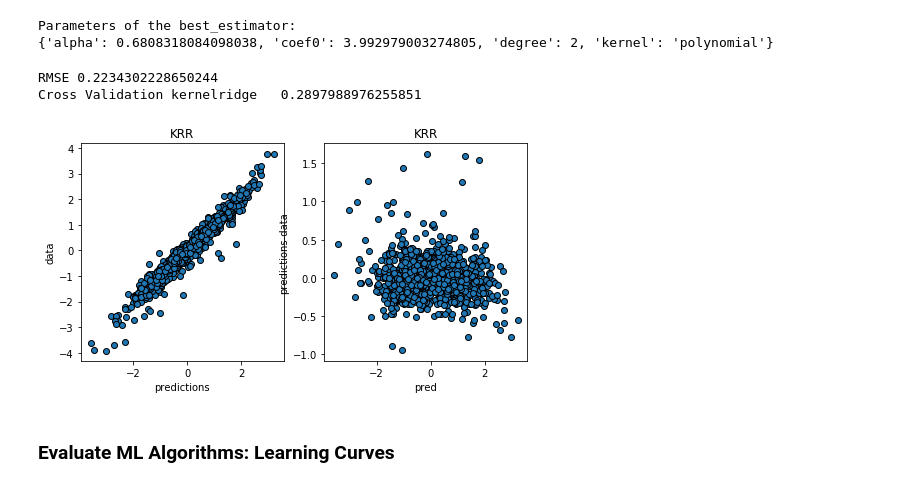
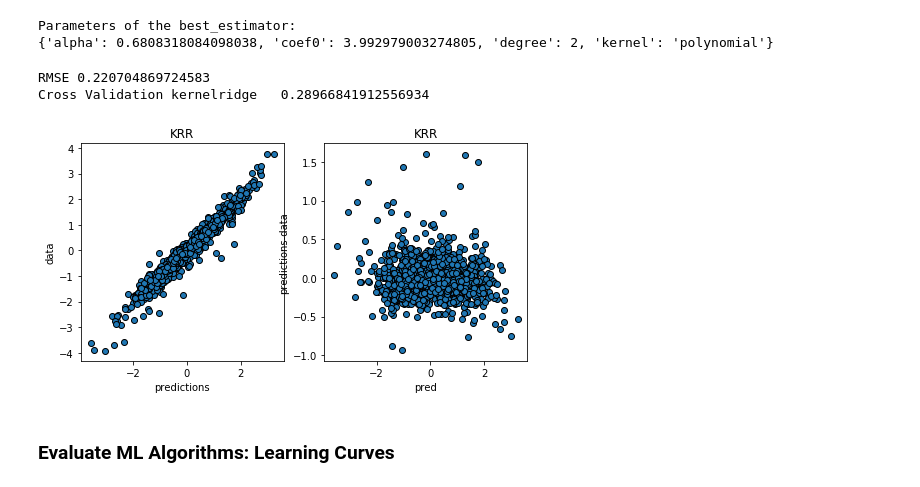
Before and after one commit to hanzhang0420/Housing, a Jupyter notebook: Housing.ipynb, the cells around one changed output. Drawn from its saved outputs; the diff is of its cells as text; code cells hidden in the pictures.

```diff
--- a/Housing.ipynb
+++ b/Housing.ipynb
@@ -153,10 +153,10 @@ skewness = pd.DataFrame({'Skew' :skewed_feats})
 
 skewness = skewness[abs(skewness) > 1.0]
 skewed_features = skewness.index
-lam = 0.25
-from scipy.special import boxcox1p
+#lam = 0.25
+#from scipy.special import boxcox1p
 for col in skewed_features:
-    df_clean[col] = boxcox1p(df_clean[col], lam)
+    df_clean[col] = np.log1p(df_clean[col])
 # %% [markdown]
 ### Standardization (or Z-score normalization)
 # %%
@@ -214,7 +214,7 @@ Parameter Tuning
 from sklearn.linear_model import Lasso,LassoCV
 from sklearn.model_selection import GridSearchCV
 
-alpha_range = np.linspace(0.005,0.01,10)
+alpha_range = np.linspace(0.003,0.01,10)
 model = Lasso()
 grid = GridSearchCV(estimator=model, param_grid=dict(alpha=alpha_range),scoring='neg_mean_absolute_error')
 grid.fit(X,y)
@@ -317,7 +317,7 @@ sns.barplot(y='feature', x='importance',data=feature_importances.iloc[:20])
 from sklearn.svm import SVR,LinearSVR
 C_range=np.linspace(0.5,5,5)
 model = SVR()
-grid = GridSearchCV(estimator=model, param_grid=dict(C=C_range),scoring='neg_mean_absolute_error')
+grid = GridSearchCV(estimator=model, param_grid=dict(C=C_range))
 grid.fit(X_new,y)
-#print(grid.best_estimator_.C)
+print(grid.best_estimator_.C)
 # %% [output]
@@ -362,16 +356,16 @@ print(random_search.best_params_)
 Parameters of the best_estimator:
 {'alpha': 0.6808318084098038, 'coef0': 3.992979003274805, 'degree': 2, 'kernel': 'polynomial'}
 # %%
-krr = KernelRidge(alpha=0.76,coef0=3.996,degree=2,kernel='polynomial')
+krr = KernelRidge(alpha=0.6808,coef0=3.993,degree=2,kernel='polynomial')
 krr.fit(X_new, y)
 predictions = krr.predict(X_new)
 
 print_model_results(krr,'kernelridge',kfold,y,predictions,X_new)
 plot_scatter(predictions,y,'KRR')
 # %% [output]
-RMSE 0.2234302228650244
-Cross Validation kernelridge   0.2897988976255851
+RMSE 0.220704869724583
+Cross Validation kernelridge   0.28966841912556934
-[figure, old version]
+[figure, new version]
 # %% [markdown]
 ### Evaluate ML Algorithms: Learning Curves
 # %%
```
Also changed, not shown: parts of 10 cells of this notebook.
